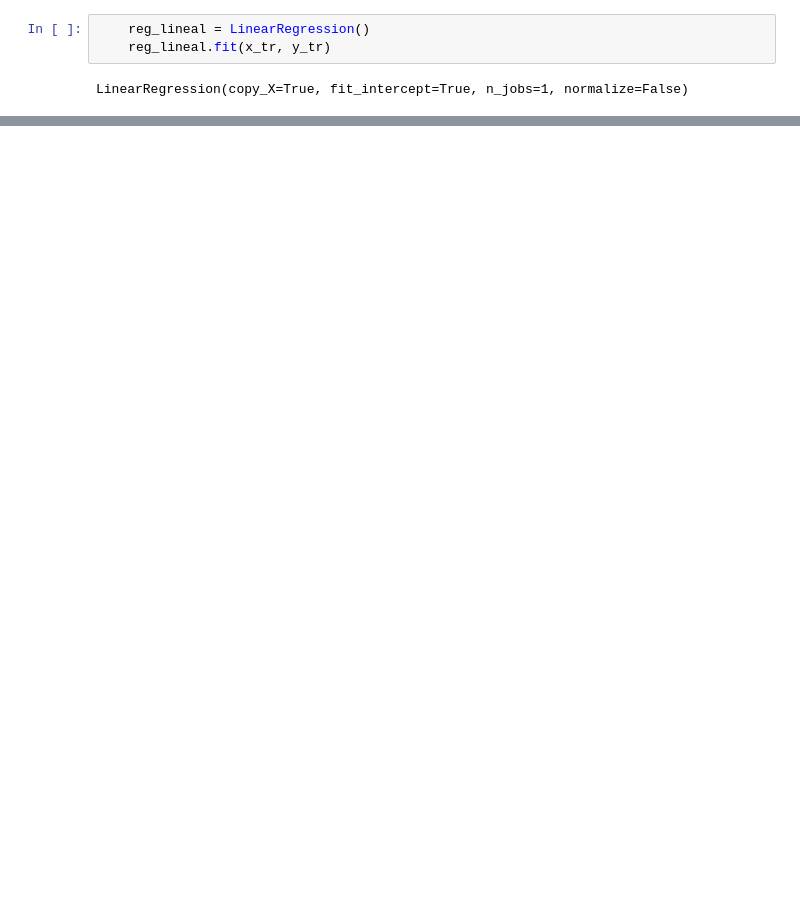
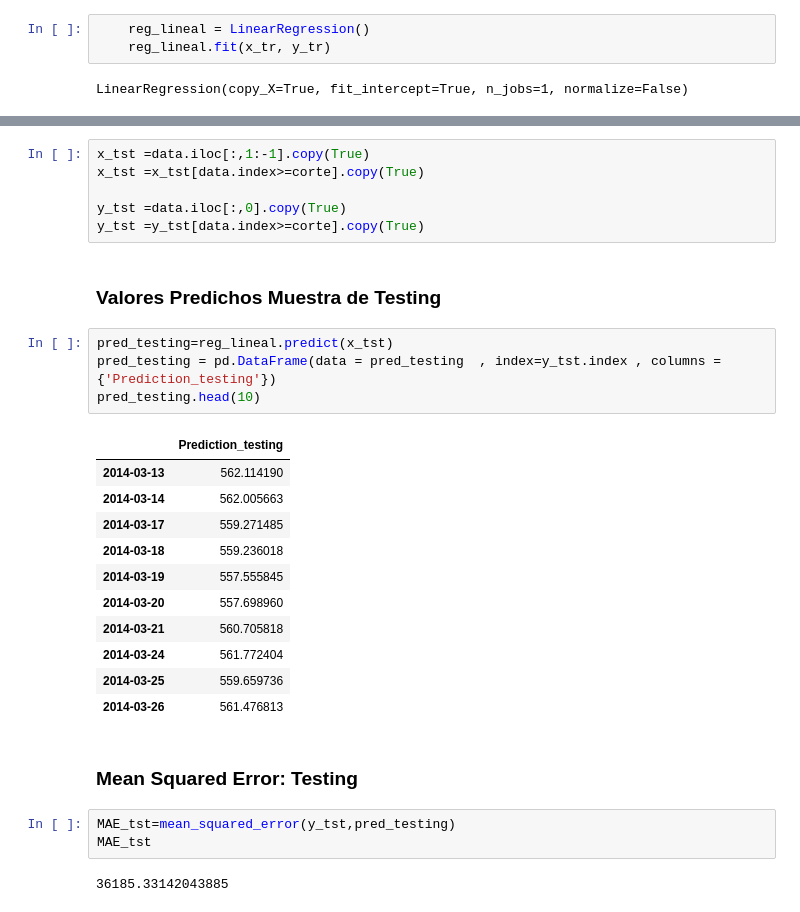
Before and after one commit to alvarogutyerrez/alvarogutyerrez, a Jupyter notebook: S04_aplicaciones.ipynb, the cells around one changed output, grey strips where cells are left out. Saved outputs shown, nothing was run; the diff lists cells and outputs as text; blank space fills up the shorter version.

```diff
--- a/S04_aplicaciones.ipynb
+++ b/S04_aplicaciones.ipynb
@@ -190,0 +213,31 @@ MAE
+# %%
+x_tst =data.iloc[:,1:-1].copy(True)
+x_tst =x_tst[data.index>=corte].copy(True)
+
+y_tst =data.iloc[:,0].copy(True)
+y_tst =y_tst[data.index>=corte].copy(True)
+# %% [markdown]
+### Valores Predichos  Muestra de Testing
+# %%
+pred_testing=reg_lineal.predict(x_tst)
+pred_testing = pd.DataFrame(data = pred_testing  , index=y_tst.index , columns = {'Prediction_testing'})
+pred_testing.head(10)
+# %% [output]
+|  | Prediction_testing |
+| 2014-03-13 | 562.114190 |
+| 2014-03-14 | 562.005663 |
+| 2014-03-17 | 559.271485 |
+| 2014-03-18 | 559.236018 |
+| 2014-03-19 | 557.555845 |
+| 2014-03-20 | 557.698960 |
+| 2014-03-21 | 560.705818 |
+| 2014-03-24 | 561.772404 |
+| 2014-03-25 | 559.659736 |
+| 2014-03-26 | 561.476813 |
+# %% [markdown]
+### Mean Squared Error: Testing
+# %%
+MAE_tst=mean_squared_error(y_tst,pred_testing)
+MAE_tst
+# %% [output]
+36185.33142043885
```
Also changed, not shown: parts of 36 cells of this notebook.
